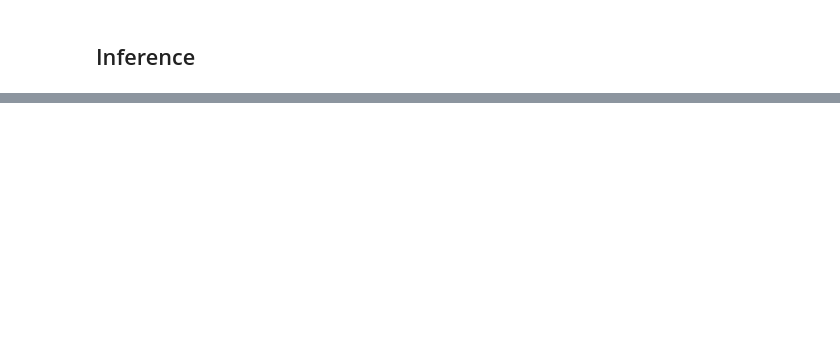
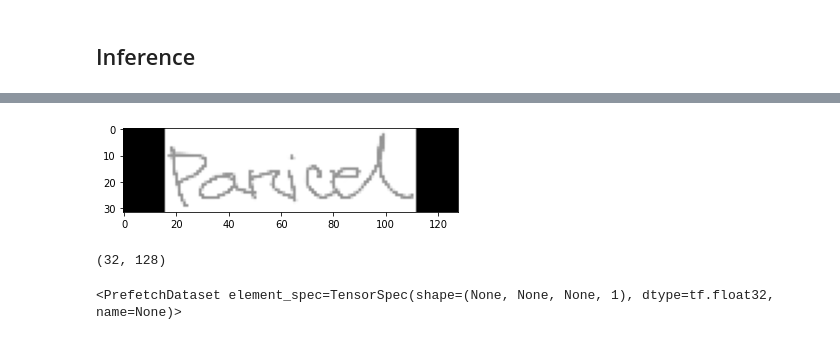
Before and after one commit to heba1518/handwriting_prescription_recognation, a Jupyter notebook: handwriting_prescription_recognation.ipynb, the cells around one changed output, grey strips where cells are left out. Saved outputs shown, nothing was run; the diff lists cells and outputs as text; code cells hidden in the pictures; blank space fills up the shorter version.

```diff
--- a/handwriting_prescription_recognation.ipynb
+++ b/handwriting_prescription_recognation.ipynb
@@ -634,20 +694,24 @@ Percentage : 80.97916666666667% .
 # %%
 ## custom image
-img_path = "/content/medical_data/medicine1.jpg"
+
+img_path = "/content/custom_images/medicine1.jpg"
 image2 = preprocess_image(img_path)
 # label = vectorize_label(label)
 img2 = tf.image.flip_left_right(image2)
 img2 = tf.transpose(img2, perm=[1, 0, 2])
 img2 = (img2 * 255.0).numpy().clip(0, 255).astype(np.uint8)
 img2 = img2[:, :, 0]
 plt.imshow(img2,cmap="gray")
 plt.show()
 img_list = [img2]
 print(img2.shape)
 # gathering text
 # preds2 = prediction_model.predict(img_list)
 # pred_texts2 = decode_batch_predictions(preds2)
 # print(pred_texts2)
+# %% [output]
+[figure, added]
+(32, 128)
 # %%
 def prepare_dataset_custom(img_paths_3):
     dataset = tf.data.Dataset.from_tensor_slices((img_paths_3)).map(
@@ -655,9 +719,11 @@ def prepare_dataset_custom(img_paths_3):
     )
     return dataset.batch(batch_size).cache().prefetch(AUTOTUNE)
 # %%
-img_paths_3 = ["/content/medical_data/medicine1.jpg","/content/medical_data/medicine2.jpg","/content/medical_data/medicine4.jpg","/content/medical_data/medicine5.jpg","/content/medical_data/medicine6.jpg","/content/medical_data/medicine7.jpg","/content/medical_data/medicine8.jpg","/content/medical_data/medicine9.jpg","/content/medical_data/medicine10.jpg"]
+img_paths_3 = ["/content/medicine1.jpg","/content/medicine2.jpg","/content/medicine3.jpg","/content/medicine4.jpg"]
 custom_ds = prepare_dataset_custom(img_paths_3)
 custom_ds
+# %% [output]
+<PrefetchDataset element_spec=TensorSpec(shape=(None, None, None, 1), dtype=tf.float32, name=None)>
 # %%
 for batch in custom_ds.take(1):
     # print(batch["label"])
```
Also changed, not shown: parts of 25 cells of this notebook.
